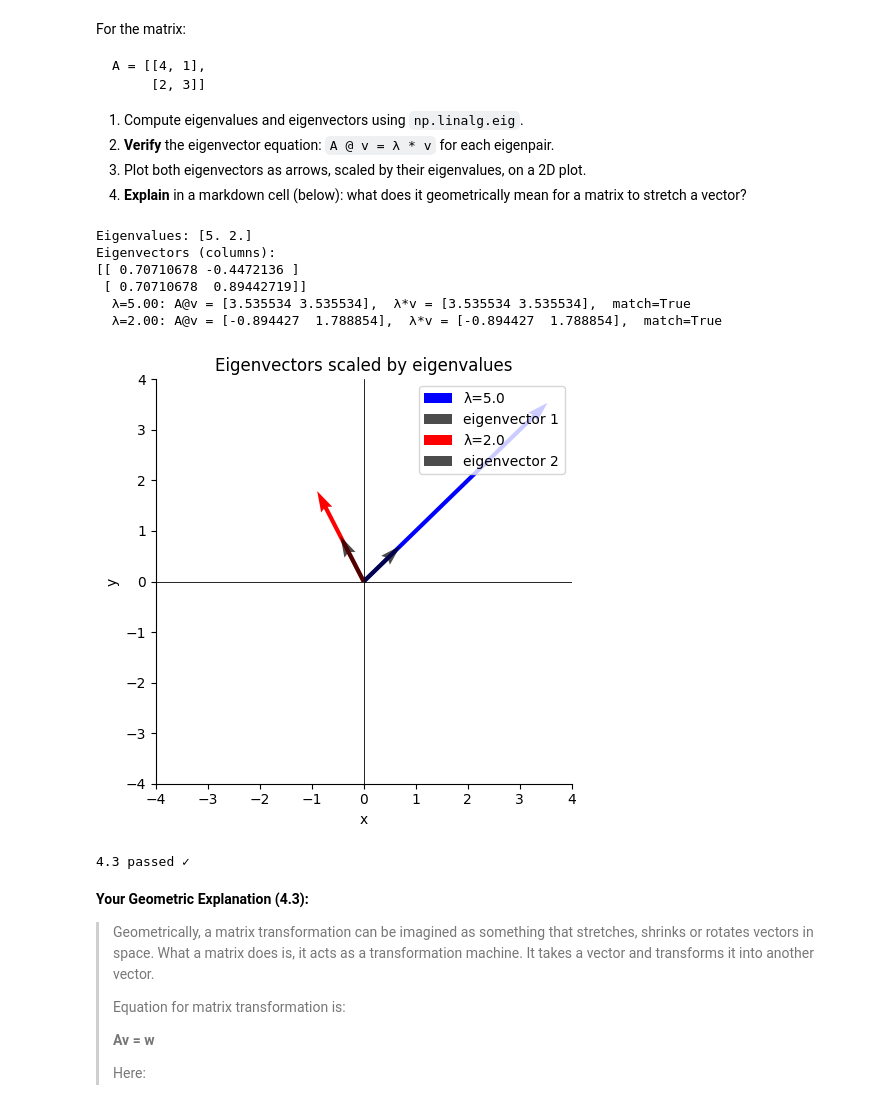
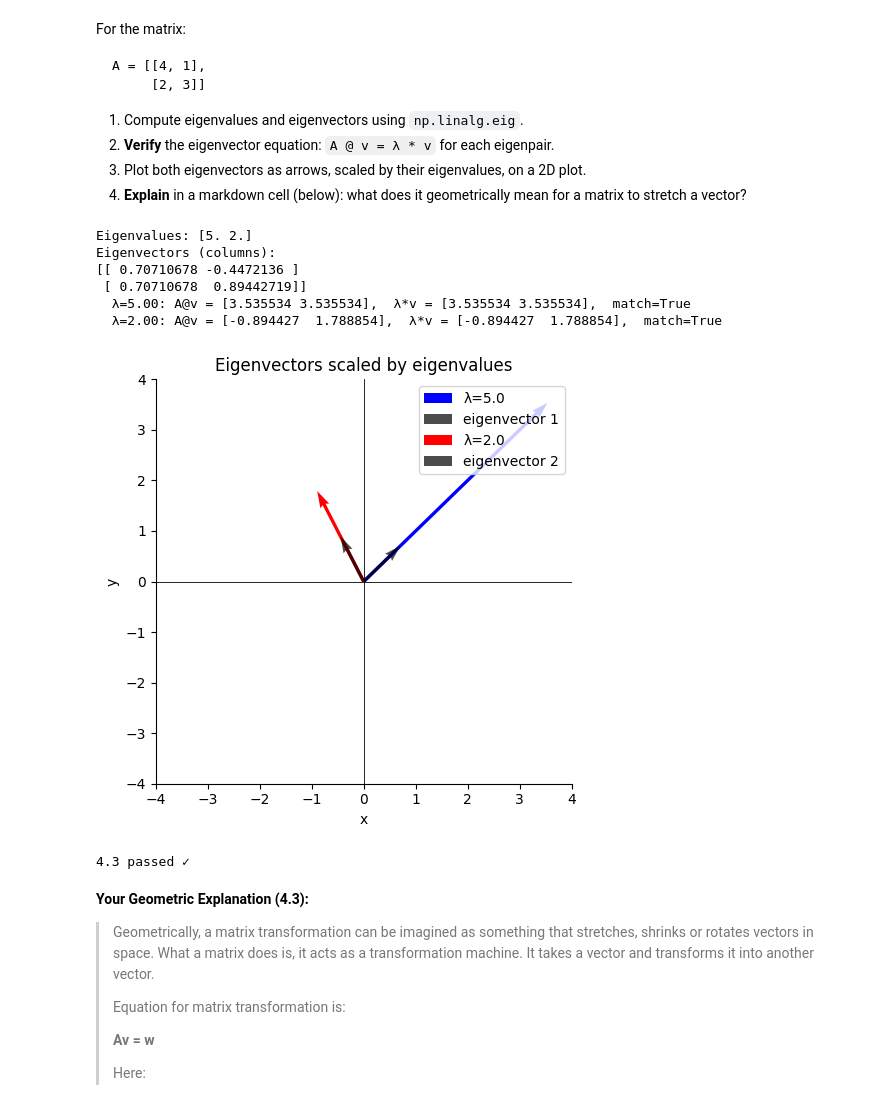
Before and after one commit to divyansharrma10/CEI_Assignments_Divyansh_Sharma_PIET, a Jupyter notebook: week1_Divyansh_Sharma_PIET.ipynb, the cells around one changed output. Saved outputs shown, nothing was run; the diff lists cells and outputs as text; code cells hidden in the pictures.

```diff
--- a/week1_Divyansh_Sharma_PIET.ipynb
+++ b/week1_Divyansh_Sharma_PIET.ipynb
@@ -469,36 +469,36 @@ print(f"Eigenvectors (columns):\n{eigenvectors}")
 # Verify Av = λv for each eigenpair
 for i in range(len(eigenvalues)):
     lamda = eigenvalues[i]
     vec = eigenvectors[:, i]
     Av  = A @ vec
     lv  = lamda * vec
     print(f"  λ={lamda:.2f}: A@v = {Av.round(6)},  λ*v = {lv.round(6)},  match={np.allclose(Av, lv)}")
 
 # Plot
 fig, ax = plt.subplots(figsize=(5, 5))
 colors = ["blue", "red"]
 for i in range(2):
     lamda = eigenvalues[i]
     vec = eigenvectors[:, i]
     ax.quiver(0, 0, vec[0]*lamda, vec[1]*lamda, angles='xy', scale_units='xy', scale=1,
-              color=colors[i], width=0.01, label=f'λ={lamda:.1f}')
+              color=colors[i], width=0.008, label=f'λ={lamda:.1f}')
     ax.quiver(0, 0, vec[0], vec[1], angles='xy', scale_units='xy', scale=1,
-              color="black", width=0.01, alpha=0.7, label=f'eigenvector {i+1}')
+              color="black", width=0.008, alpha=0.7, label=f'eigenvector {i+1}')
 ax.set_xlim(-4, 4); ax.set_ylim(-4, 4)
 ax.axhline(0, color='k', lw=0.6); ax.axvline(0, color='k', lw=0.6)
 ax.set_title('Eigenvectors scaled by eigenvalues')
 ax.set_xlabel('x'); ax.set_ylabel('y')
 ax.legend(); plt.tight_layout(); plt.show()
 
 print("4.3 passed ✓")
 # %% [output]
 Eigenvalues: [5. 2.]
 Eigenvectors (columns):
 [[ 0.70710678 -0.4472136 ]
  [ 0.70710678  0.89442719]]
   λ=5.00: A@v = [3.535534 3.535534],  λ*v = [3.535534 3.535534],  match=True
   λ=2.00: A@v = [-0.894427  1.788854],  λ*v = [-0.894427  1.788854],  match=True
-[figure, old version]
+[figure, new version]
 4.3 passed ✓
 # %% [markdown]
 **Your Geometric Explanation (4.3):**
```
Also changed, not shown: parts of 3 cells of this notebook.
